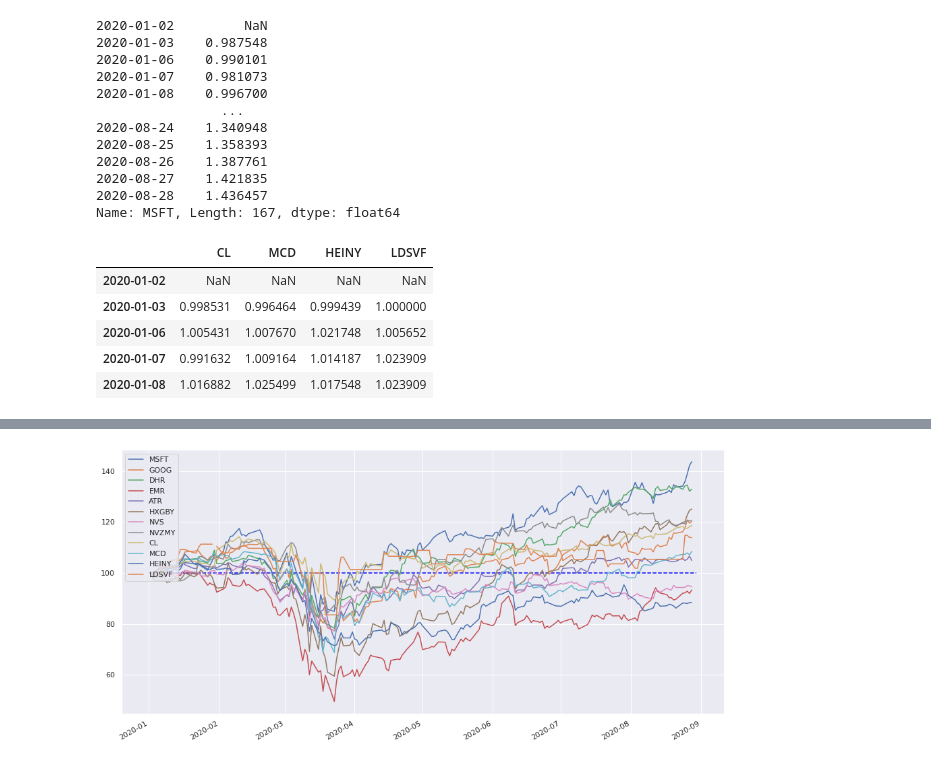
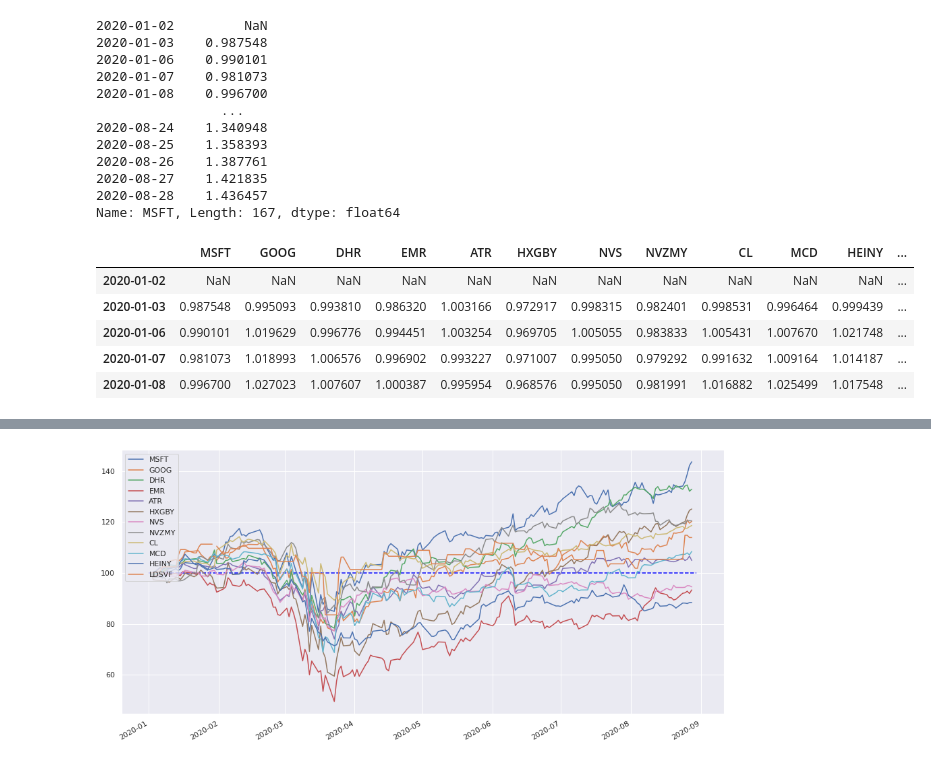
Before and after one commit to sven227/alphapp, a Jupyter notebook: stocks_data_full_refresh.ipynb, the cells around one changed output, grey strips where cells are left out. Drawn from its saved outputs; the diff is of its cells as text; code cells hidden in the pictures.

```diff
--- a/stocks_data_full_refresh.ipynb
+++ b/stocks_data_full_refresh.ipynb
@@ -435,31 +415,19 @@ Name: MSFT, Length: 167, dtype: float64
 # %%
 #tesla['cumRet']=(1+tesla['returns']).cumprod()
 #tesla.head(10)
 #gm['cumRet']=(1+gm['returns']).cumprod()
 #ford['cumRet']=(1+ford['returns']).cumprod()
 
 df_cumReturns = initialize_df(symbol_list, startd, endd)
 df_cumReturns = (1+df_returns).cumprod()
 df_cumReturns.head()
-
-df1_cumReturns = initialize_df(symbol_list, startd, endd)
-df1_cumReturns = (1+df1_returns).cumprod()
-df1_cumReturns.head()
-
-df2_cumReturns = initialize_df(symbol_list, startd, endd)
-df2_cumReturns = (1+df2_returns).cumprod()
-df2_cumReturns.head()
-
-df3_cumReturns = initialize_df(symbol_list, startd, endd)
-df3_cumReturns = (1+df3_returns).cumprod()
-df3_cumReturns.head()
 # %% [output]
-|  | CL | MCD | HEINY | LDSVF |
-| 2020-01-02 | NaN | NaN | NaN | NaN |
-| 2020-01-03 | 0.998531 | 0.996464 | 0.999439 | 1.000000 |
-| 2020-01-06 | 1.005431 | 1.007670 | 1.021748 | 1.005652 |
-| 2020-01-07 | 0.991632 | 1.009164 | 1.014187 | 1.023909 |
-| 2020-01-08 | 1.016882 | 1.025499 | 1.017548 | 1.023909 |
+|  | MSFT | GOOG | DHR | EMR | ATR | HXGBY | NVS | NVZMY | CL | MCD | HEINY | ... |
+| 2020-01-02 | NaN | NaN | NaN | NaN | NaN | NaN | NaN | NaN | NaN | NaN | NaN | ... |
+| 2020-01-03 | 0.987548 | 0.995093 | 0.993810 | 0.986320 | 1.003166 | 0.972917 | 0.998315 | 0.982401 | 0.998531 | 0.996464 | 0.999439 | ... |
+| 2020-01-06 | 0.990101 | 1.019629 | 0.996776 | 0.994451 | 1.003254 | 0.969705 | 1.005055 | 0.983833 | 1.005431 | 1.007670 | 1.021748 | ... |
+| 2020-01-07 | 0.981073 | 1.018993 | 1.006576 | 0.996902 | 0.993227 | 0.971007 | 0.995050 | 0.979292 | 0.991632 | 1.009164 | 1.014187 | ... |
+| 2020-01-08 | 0.996700 | 1.027023 | 1.007607 | 1.000387 | 0.995954 | 0.968576 | 0.995050 | 0.981991 | 1.016882 | 1.025499 | 1.017548 | ... |
 # %%
 #tesla['cumRet'].plot(label='Tesla', figsize=(16,8))
 #gm['cumRet'].plot(label='gm', figsize=(16,8))
```
Also changed, not shown: parts of 7 cells of this notebook, 3 other files.
